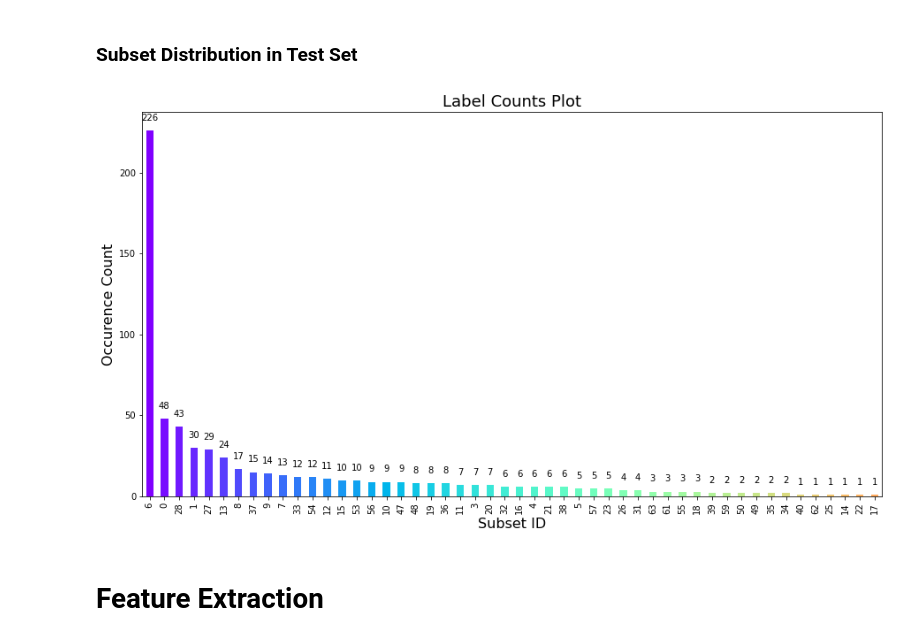
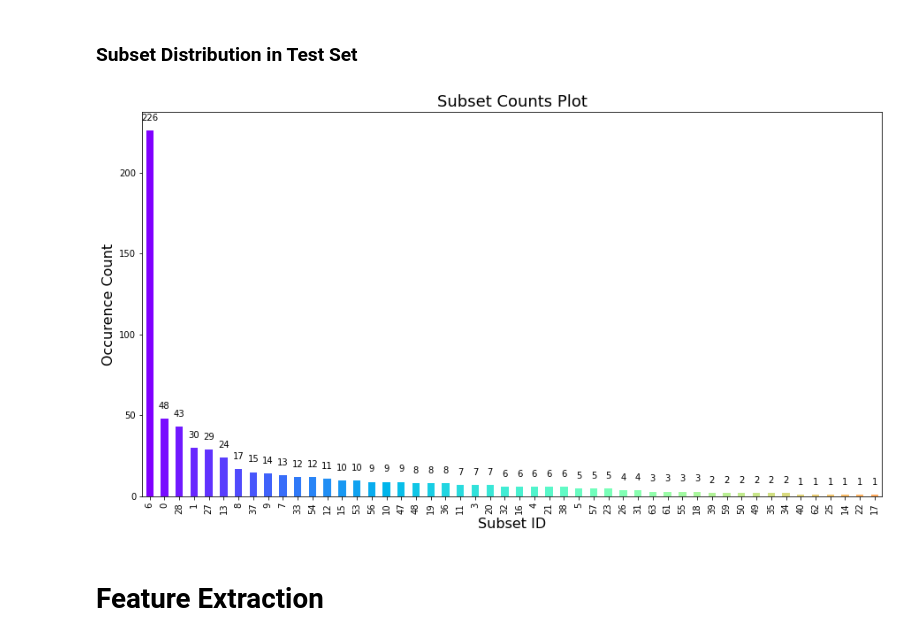
Before and after one commit to tustunkok/Multilabel-Classification-Report, a Jupyter notebook: Report.ipynb, the cells around one changed output. Drawn from its saved outputs; the diff is of its cells as text; code cells hidden in the pictures.

```diff
--- a/Report.ipynb
+++ b/Report.ipynb
@@ -246,7 +247,8 @@ Number of subsets which do not exist in test set:     15
 # %% [markdown]
 ## Assigning Subsets to the Samples
 # %%
-multilabel_df["subset"] = multilabel_df.drop(["image\\label", "in_train", "total_label_count"], axis=1).apply(lambda x: (x.values.reshape(1, -1) == total_unique_subsets).all(axis=1).nonzero()[0][0], axis=1)
+multilabel_df["subset"] = multilabel_df.drop(["image\\label", "in_train", "total_label_count"], axis=1) \
+    .apply(lambda x: (x.values.reshape(1, -1) == total_unique_subsets).all(axis=1).nonzero()[0][0], axis=1)
 # %%
 multilabel_df.sample(10)
 # %% [output]
@@ -310,23 +312,21 @@ plt.show()
 # %%
 subset_value_counts = multilabel_df[multilabel_df["in_train"] == 0]["subset"].value_counts()
 
 fig, ax = plt.subplots(figsize=(15, 8))
 
-#ax.bar(subset_val_counts.index, subset_val_counts.values, , color=matplotlib.cm.rainbow(np.linspace(0, 1, len(total_unique_subsets))))
 subset_value_counts.plot.bar(ax=ax, color=matplotlib.cm.rainbow(np.linspace(0, 1, len(total_unique_subsets))))
-
 rects = ax.patches
 labels = subset_value_counts.values
 for rect, label in zip(rects, labels):
     height = rect.get_height()
     ax.text(rect.get_x() + rect.get_width() / 2, height + 5, label, ha="center", va="bottom")
-plt.title("Label Counts Plot", fontsize=18)
+plt.title("Subset Counts Plot", fontsize=18)
 plt.xlabel("Subset ID", fontsize=16)
 plt.ylabel("Occurence Count", fontsize=16)
 
 plt.show()
 # %% [output]
-[figure, old version]
+[figure, new version]
 # %% [markdown]
 # Feature Extraction
 # %%
```
Also changed, not shown: parts of 29 cells of this notebook.
